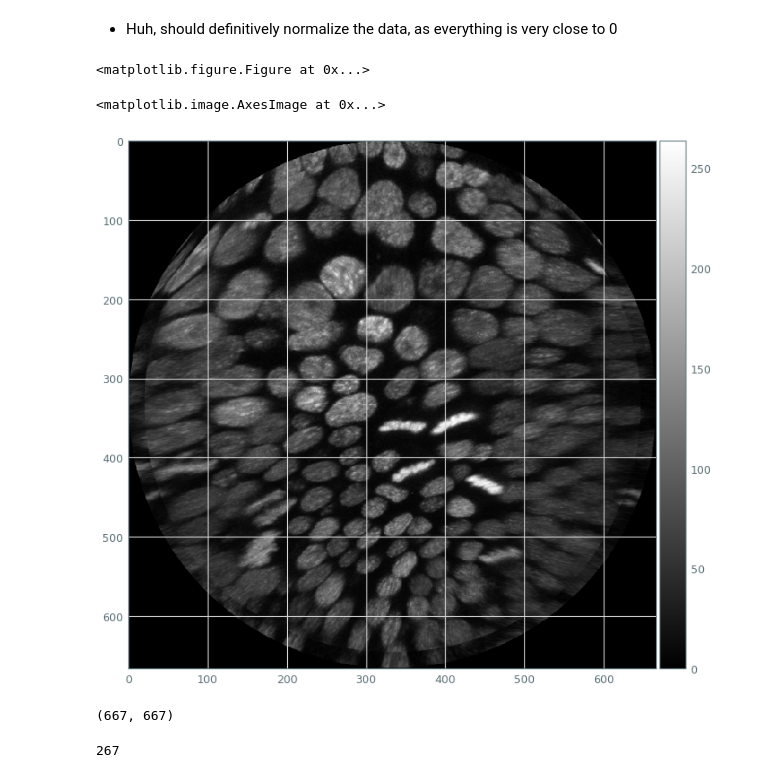
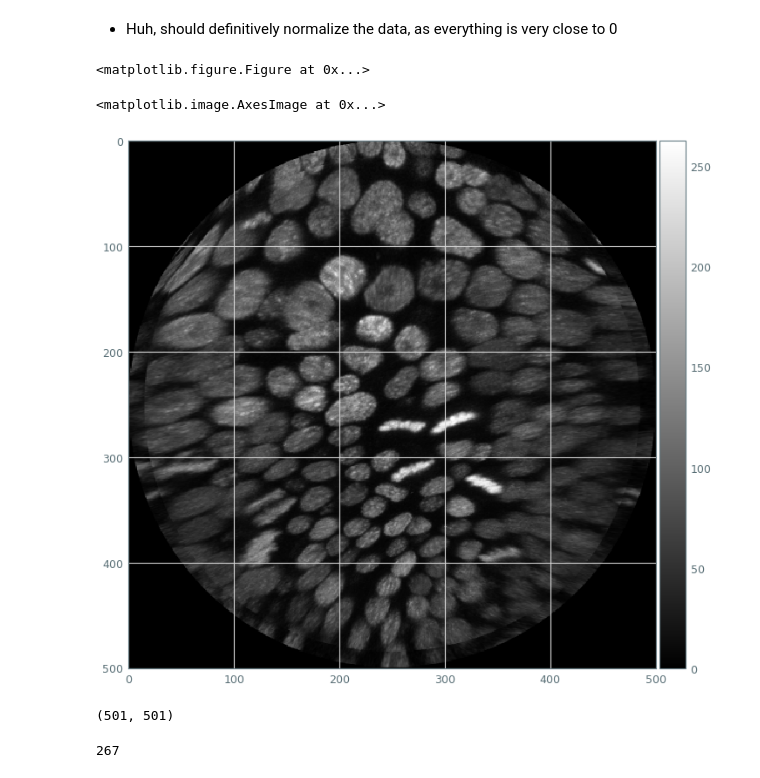
Before and after one commit to bbli/UNet, a Jupyter notebook: Image Processing.ipynb, the cells around one changed output. Cells and saved outputs as stored; diff of their text form; code cells hidden in the pictures.

```diff
--- a/Image Processing.ipynb
+++ b/Image Processing.ipynb
@@ -51,16 +51,16 @@ from torch.utils.data import Dataset
 from skimage.transform import rescale, resize, downscale_local_mean
 # %%
 plt.figure(figsize=(10,10))
-down_pic = downscale_local_mean(pic,(3,3))
+down_pic = downscale_local_mean(pic,(4,4))
 io.imshow(down_pic,cmap='gray')
 # %% [output]
 <matplotlib.figure.Figure at 0x...>
 <matplotlib.image.AxesImage at 0x...>
-[figure, old version]
+[figure, new version]
 # %%
 down_pic.shape
 # %% [output]
-(667, 667)
+(501, 501)
 # %%
 np.max(pic)
 # %% [output]
```
Also changed, not shown: 3 other files.
